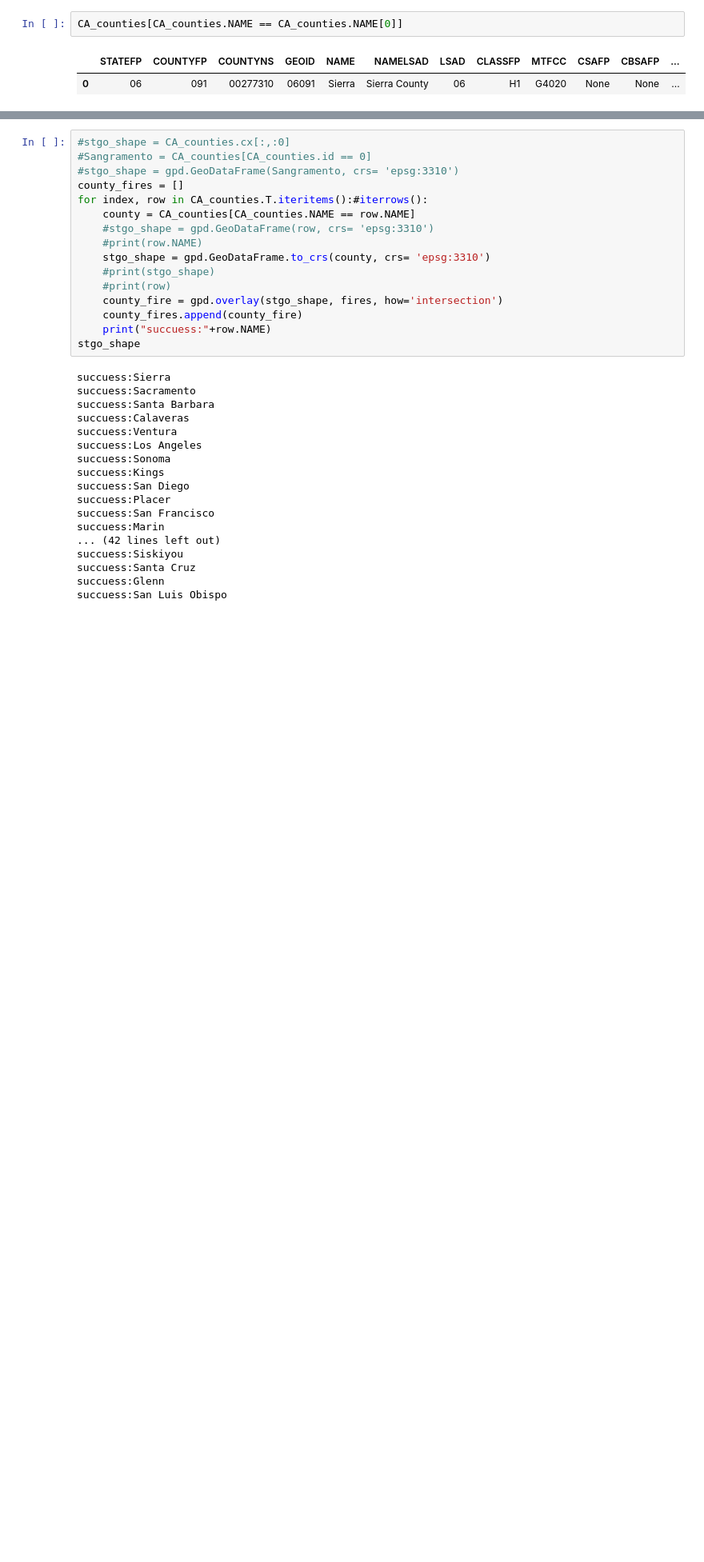
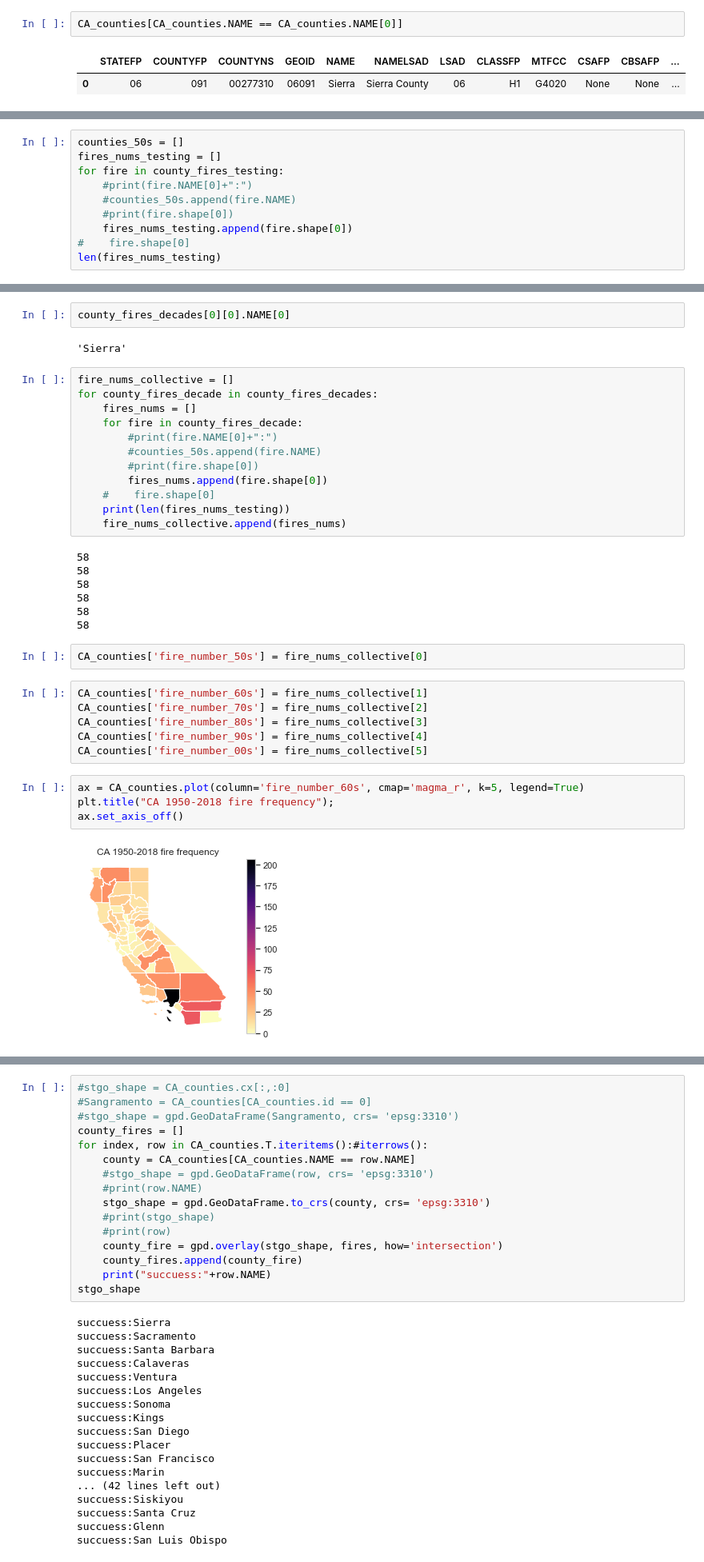
Before and after one commit to fxdawnn/CA_fire_frequency, a Jupyter notebook: Fire_frequency.ipynb, the cells around one changed output, grey strips where cells are left out. Shown: that part at 80% size. Cells and saved outputs as stored; diff of their text form; blank space fills up the shorter version.

Commit message:
Add fire visualization for every decade

```diff
--- a/Fire_frequency.ipynb
+++ b/Fire_frequency.ipynb
@@ -199,0 +256,10 @@ CA_counties[CA_counties.NAME == CA_counties.NAME[0]]
+# %%
+counties_50s = []
+fires_nums_testing = []
+for fire in county_fires_testing:
+    #print(fire.NAME[0]+":")
+    #counties_50s.append(fire.NAME)
+    #print(fire.shape[0])
+    fires_nums_testing.append(fire.shape[0])
+#    fire.shape[0]
+len(fires_nums_testing)
@@ -199,0 +301,37 @@ CA_counties[CA_counties.NAME == CA_counties.NAME[0]]
+# %%
+county_fires_decades[0][0].NAME[0]
+# %% [output]
+'Sierra'
+# %%
+fire_nums_collective = []
+for county_fires_decade in county_fires_decades:
+    fires_nums = []
+    for fire in county_fires_decade:
+        #print(fire.NAME[0]+":")
+        #counties_50s.append(fire.NAME)
+        #print(fire.shape[0])
+        fires_nums.append(fire.shape[0])
+    #    fire.shape[0]
+    print(len(fires_nums_testing))
+    fire_nums_collective.append(fires_nums)
+# %% [output]
+58
+58
+58
+58
+58
+58
+# %%
+CA_counties['fire_number_50s'] = fire_nums_collective[0]
+# %%
+CA_counties['fire_number_60s'] = fire_nums_collective[1]
+CA_counties['fire_number_70s'] = fire_nums_collective[2]
+CA_counties['fire_number_80s'] = fire_nums_collective[3]
+CA_counties['fire_number_90s'] = fire_nums_collective[4]
+CA_counties['fire_number_00s'] = fire_nums_collective[5]
+# %%
+ax = CA_counties.plot(column='fire_number_60s', cmap='magma_r', k=5, legend=True)
+plt.title("CA 1950-2018 fire frequency");
+ax.set_axis_off()
+# %% [output]
+[figure, added]
```
Also changed, not shown: parts of 18 cells of this notebook.
